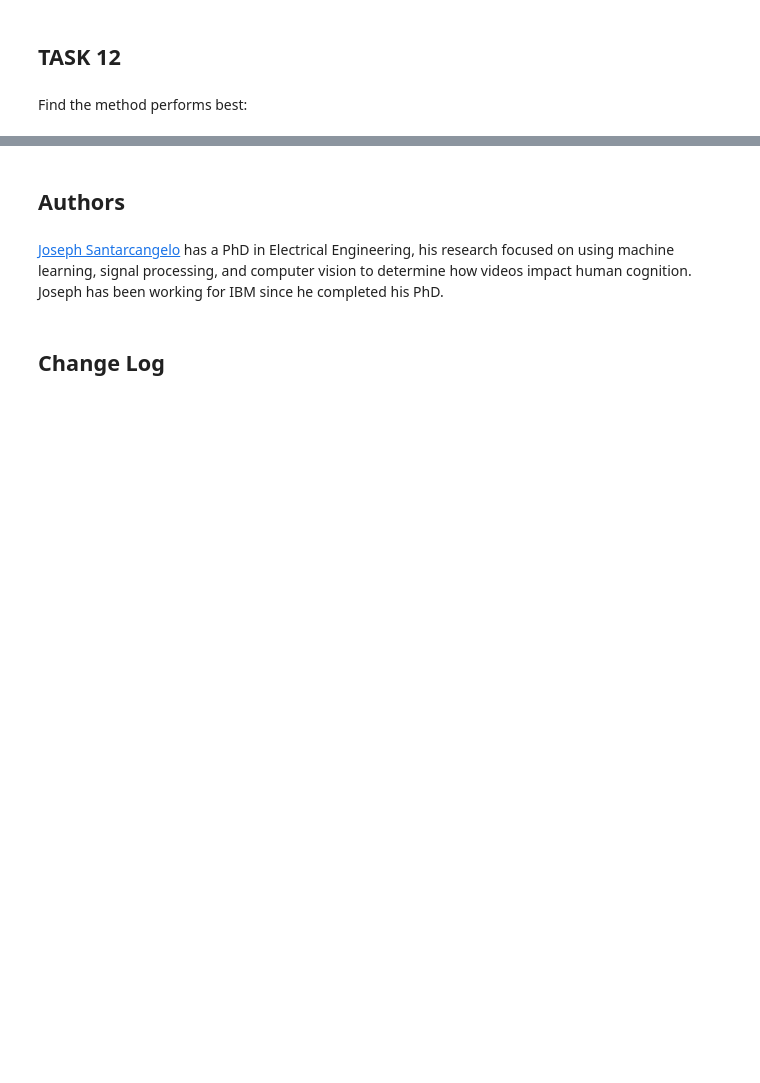
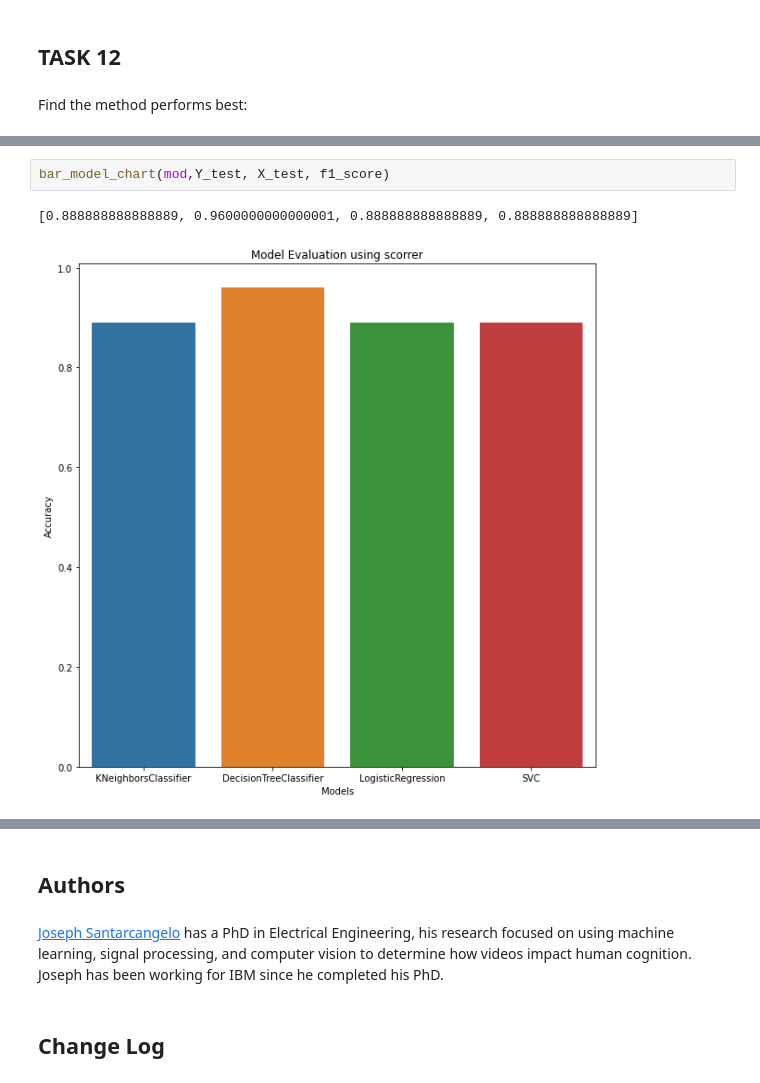
Before and after one commit to Aryan-909/SpaceX_Analysis_project, a Jupyter notebook: Predictive Analysis.ipynb, the cells around one changed output, grey strips where cells are left out. Drawn from its saved outputs; the diff is of its cells as text; blank space fills up the shorter version.

```diff
--- a/Predictive Analysis.ipynb
+++ b/Predictive Analysis.ipynb
@@ -394,0 +423,5 @@ Find the method performs best:
+# %%
+bar_model_chart(mod,Y_test, X_test, f1_score)
+# %% [output]
+[0.888888888888889, 0.9600000000000001, 0.888888888888889, 0.888888888888889]
+[figure, added]
```
Also changed, not shown: parts of 14 cells of this notebook.
